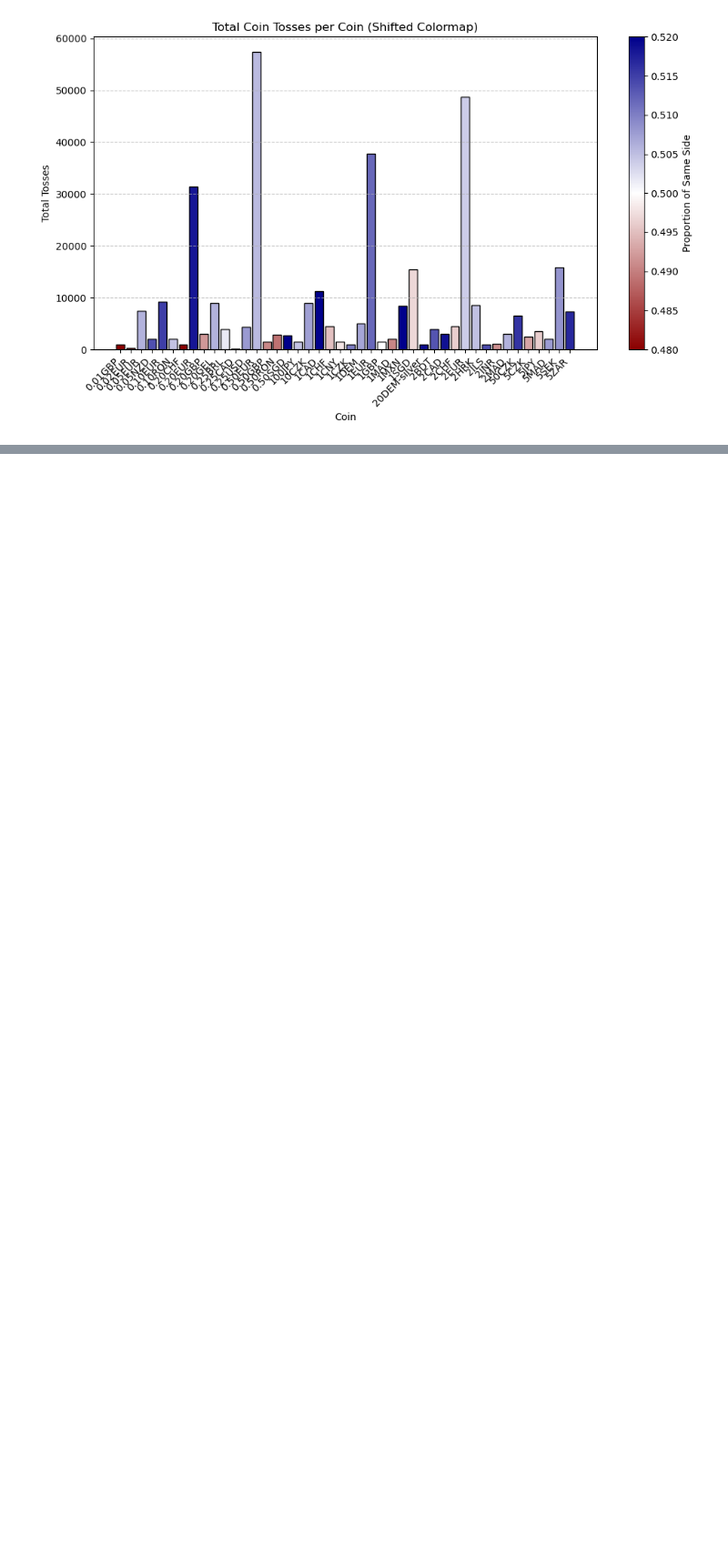
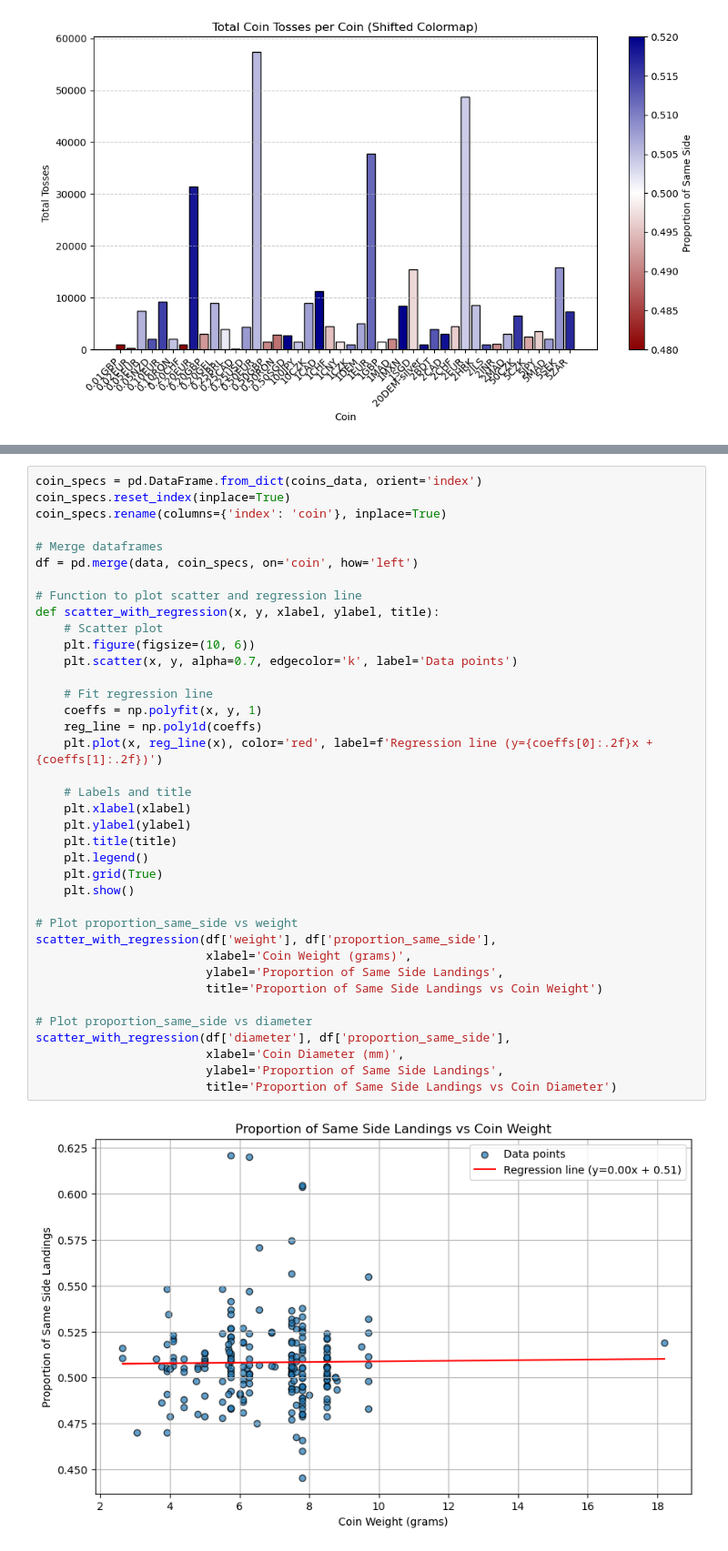
Before and after one commit to julsofpet/cointoss, a Jupyter notebook: explore.ipynb, the cells around one changed output, grey strips where cells are left out. Shown at 91% size. Cells and saved outputs as stored; diff of their text form; blank space fills up the shorter version.

```diff
--- a/explore.ipynb
+++ b/explore.ipynb
@@ -393,0 +422,40 @@ plt.show()
+# %%
+coin_specs = pd.DataFrame.from_dict(coins_data, orient='index')
+coin_specs.reset_index(inplace=True)
+coin_specs.rename(columns={'index': 'coin'}, inplace=True)
+
+# Merge dataframes
+df = pd.merge(data, coin_specs, on='coin', how='left')
+
+# Function to plot scatter and regression line
+def scatter_with_regression(x, y, xlabel, ylabel, title):
+    # Scatter plot
+    plt.figure(figsize=(10, 6))
+    plt.scatter(x, y, alpha=0.7, edgecolor='k', label='Data points')
+
+    # Fit regression line
+    coeffs = np.polyfit(x, y, 1)
+    reg_line = np.poly1d(coeffs)
+    plt.plot(x, reg_line(x), color='red', label=f'Regression line (y={coeffs[0]:.2f}x + {coeffs[1]:.2f})')
+
+    # Labels and title
+    plt.xlabel(xlabel)
+    plt.ylabel(ylabel)
+    plt.title(title)
+    plt.legend()
+    plt.grid(True)
+    plt.show()
+
+# Plot proportion_same_side vs weight
+scatter_with_regression(df['weight'], df['proportion_same_side'],
+                        xlabel='Coin Weight (grams)',
+                        ylabel='Proportion of Same Side Landings',
+                        title='Proportion of Same Side Landings vs Coin Weight')
+
+# Plot proportion_same_side vs diameter
+scatter_with_regression(df['diameter'], df['proportion_same_side'],
+                        xlabel='Coin Diameter (mm)',
+                        ylabel='Proportion of Same Side Landings',
+                        title='Proportion of Same Side Landings vs Coin Diameter')
+# %% [output]
+[figure, added]
```
Also changed, not shown: parts of 12 cells of this notebook.
